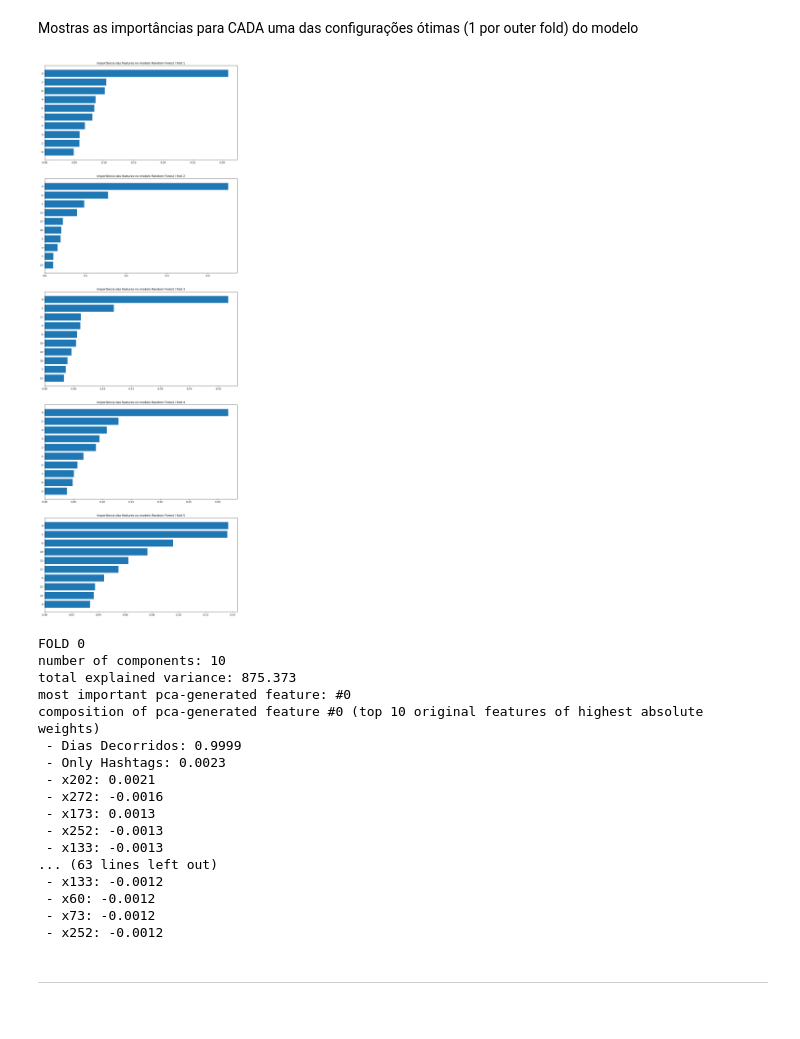
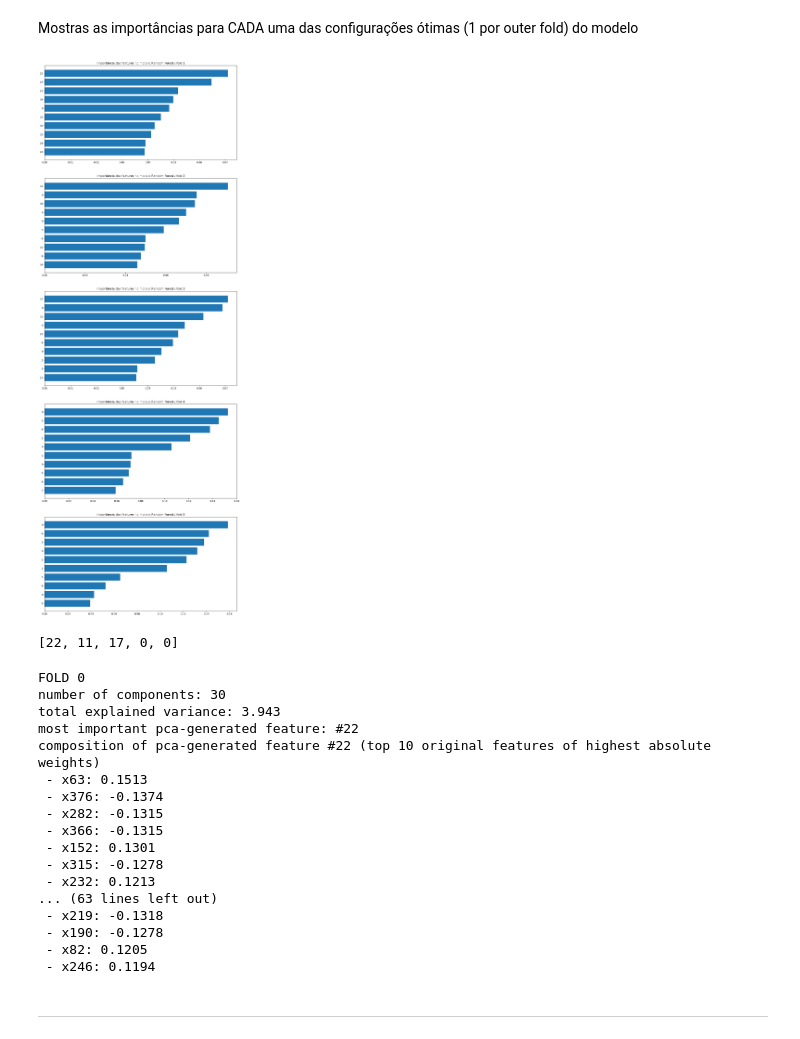
Before and after one commit to pablo-sampaio/embedding-to-likes, a Jupyter notebook: 3-Classificacao-50p-Analise-Resultados.ipynb, the cells around one changed output. Saved outputs shown, nothing was run; the diff lists cells and outputs as text; code cells hidden in the pictures.

Commit message:
Treinamento agora pode ser paralelizado. Pequena melhoria na análise dos atributos mais importantes.

```diff
--- a/3-Classificacao-50p-Analise-Resultados.ipynb
+++ b/3-Classificacao-50p-Analise-Resultados.ipynb
@@ -21,8 +20,8 @@ SOCIAL_NETWORK = 'tiktok'
 # %% [markdown]
 ### Altere Aqui
 # %%
-RESULTS_FILE_PATH = "resultados/resultados50p_2025-04-03-16h16m_bolsonaro(mxbai-embed-large-v1)_(tiktok).npy"  # TODAS as features
-#RESULTS_FILE_PATH = "resultados/resultados50p_2025-04-03-15h53m_bolsonaro(mxbai-embed-large-v1)_(tiktok).npy"  # usa APENAS os embeddings
+#RESULTS_FILE_PATH = "resultados/resultados50p_2025-04-03-16h16m_bolsonaro(mxbai-embed-large-v1)_(tiktok).npy"  # TODAS as features
+RESULTS_FILE_PATH = "resultados/resultados50p_2025-04-03-15h53m_bolsonaro(mxbai-embed-large-v1)_(tiktok).npy"  # usa APENAS os embeddings
 # %% [markdown]
 Carregando os dados dos resultados.
 # %%
@@ -408,40 +403,45 @@ for model_name in results.keys():
     # testa se o modelo guarda as importâncias das features
     if not hasattr(model_predictor, 'feature_importances_'):
         print(f"O modelo {model_name} não registra as importâncias das features")
         continue
 
     fig, axs = plt.subplots(TOTAL_SPLITS, 1, figsize=(14, 8 * TOTAL_SPLITS))
 
     # Configurando a validação cruzada externa (igual à da função de treinamento)
     cv_outer = metadata['cv_outer']
 
     fold = 0
+    most_important_feature_per_fold = []
+    # Loop through each fold of the outer cross-validation
     for train_ix, test_ix in cv_outer.split(dfx, dfy):
         X_train = dfx.iloc[train_ix]
         y_train = dfy.iloc[train_ix]
 
         model_pipeline = results[model_name]['best_models'][fold]
         model_predictor = model_pipeline.named_steps['predictor']
 
         model_pipeline.fit(X_train, y_train)
 
         #features_names = model_pipeline.named_steps['preproc'].get_feature_names_out()
         features_names = None
         importances = model_predictor.feature_importances_
+        most_important_feature = np.argmax(importances)
+        most_important_feature_per_fold.append(most_important_feature)
         plot_importance(importances,
                         title=f"Importância das features no modelo {model_name} / fold {fold+1}",
                         feature_names=features_names,
                         max_features=10,
                         ax=axs[fold])
         fold += 1
 # %% [output]
-[figure, old version]
+[figure, new version]
+# %%
+# Features identificadas nos gráficos acima como a mais importante de cada fold (ordenadas pelo fold)
+most_important_feature_per_fold
+# %% [output]
+[22, 11, 17, 0, 0]
 # %%
-# Features identificadas nos gráficos acima como a mais importante de cada fold (ordenadas pelo fold)
-#important_pca_features = [3, 17, 3, 0, 0]
-important_pca_features = [0, 0, 0, 0, 0]
-
-for fold, feature in enumerate(important_pca_features):
+for fold, feature in enumerate(most_important_feature_per_fold):
     print(f"\nFOLD {fold}")
     random_forest_pipeline = results['Random Forest']['best_models'][fold]
 
@@ -456,22 +456,22 @@ for fold, feature in enumerate(important_pca_features):
         print(f" - {dfx.columns[i]}: {pca.components_[feature][i]:.4f}")
 # %% [output]
 FOLD 0
-number of components: 10
-total explained variance: 875.373
-most important pca-generated feature: #0
-composition of pca-generated feature #0 (top 10 original features of highest absolute weights)
- - Dias Decorridos: 0.9999
- - Only Hashtags: 0.0023
- - x202: 0.0021
- - x272: -0.0016
- - x173: 0.0013
- - x252: -0.0013
- - x133: -0.0013
+number of components: 30
+total explained variance: 3.943
+most important pca-generated feature: #22
+composition of pca-generated feature #22 (top 10 original features of highest absolute weights)
+ - x63: 0.1513
+ - x376: -0.1374
+ - x282: -0.1315
+ - x366: -0.1315
+ - x152: 0.1301
+ - x315: -0.1278
+ - x232: 0.1213
 ... (63 lines left out)
- - x133: -0.0012
- - x60: -0.0012
- - x73: -0.0012
- - x252: -0.0012
+ - x219: -0.1318
+ - x190: -0.1278
+ - x82: 0.1205
+ - x246: 0.1194
 # %% [markdown]
 -----
 # %% [markdown]
```
Also changed, not shown: parts of 11 cells of this notebook, 2 other files.
